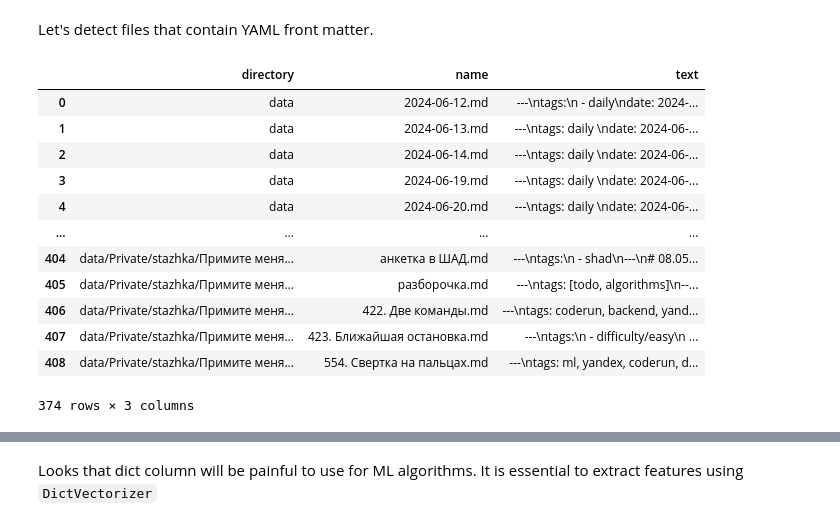
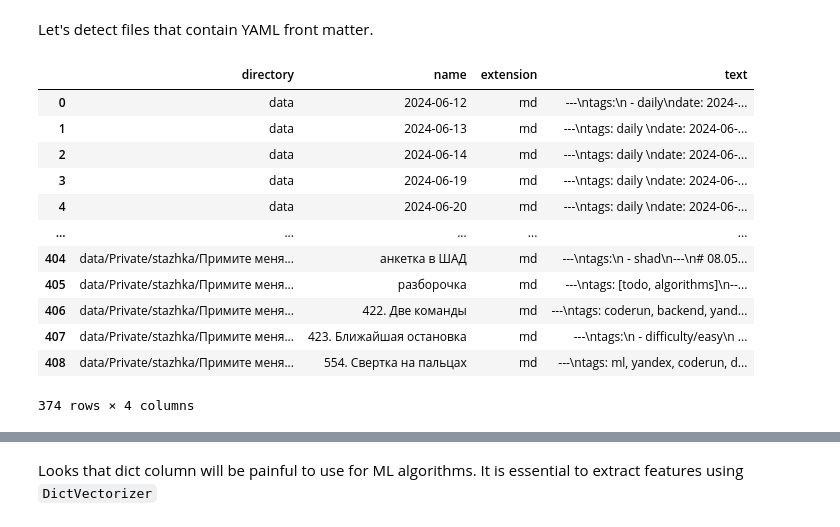
Before and after one commit to ruzanovad/learn-struct, a Jupyter notebook: prepare_dataset.ipynb, the cells around one changed output, grey strips where cells are left out. Saved outputs shown, nothing was run; the diff lists cells and outputs as text; code cells hidden in the pictures.

Commit message:
added extension and tried to add DictVectorizer

```diff
--- a/prepare_dataset.ipynb
+++ b/prepare_dataset.ipynb
@@ -39,12 +39,13 @@ def walk_in_data_and_add(rootdir=r"data"):
 
     for folder, dirnames, files in os.walk(rootdir):
         for filename in files:
-            if filename[-2:] != 'md':
+            if filename[-2:] != "md":
                 continue
             with open(folder + "/" + filename, "r") as f:
                 dict = {}
                 dict.update({"directory": folder})
-                dict.update({"name": filename})
+                dict.update({"name": ".".join(filename.split(".")[:-1])})
+                dict.update({"extension": filename.split(".")[-1]})
                 dict.update({"text": f.read()})
 
                 rows_list.append(dict)
@@ -85,20 +86,22 @@ sort date desc
 # %% [markdown]
 Let's detect files that contain YAML front matter.
 # %%
-df_with_yaml = df[df['text'].str.contains(r"(?s)^---\s*\n(.*?)\n---\s*(\n|$)", regex=True)]
+df_with_yaml = df[
+    df["text"].str.contains(r"(?s)^---\s*\n(.*?)\n---\s*(\n|$)", regex=True)
+]
 df_with_yaml
 # %% [output]
-|  | directory | name | text |
-| 0 | data | 2024-06-12.md | ---\ntags:\n - daily\ndate: 2024-... |
-| 1 | data | 2024-06-13.md | ---\ntags: daily \ndate: 2024-06-... |
-| 2 | data | 2024-06-14.md | ---\ntags: daily \ndate: 2024-06-... |
-| 3 | data | 2024-06-19.md | ---\ntags: daily \ndate: 2024-06-... |
-| 4 | data | 2024-06-20.md | ---\ntags: daily \ndate: 2024-06-... |
-| ... | ... | ... | ... |
-| 404 | data/Private/stazhka/Примите меня... | анкетка в ШАД.md | ---\ntags:\n - shad\n---\n# 08.05... |
-| 405 | data/Private/stazhka/Примите меня... | разборочка.md | ---\ntags: [todo, algorithms]\n--... |
-| 406 | data/Private/stazhka/Примите меня... | 422. Две команды.md | ---\ntags: coderun, backend, yand... |
-| 407 | data/Private/stazhka/Примите меня... | 423. Ближайшая остановка.md | ---\ntags:\n - difficulty/easy\n ... |
-| 408 | data/Private/stazhka/Примите меня... | 554. Свертка на пальцах.md | ---\ntags: ml, yandex, coderun, d... |
+|  | directory | name | extension | text |
+| 0 | data | 2024-06-12 | md | ---\ntags:\n - daily\ndate: 2024-... |
+| 1 | data | 2024-06-13 | md | ---\ntags: daily \ndate: 2024-06-... |
+| 2 | data | 2024-06-14 | md | ---\ntags: daily \ndate: 2024-06-... |
+| 3 | data | 2024-06-19 | md | ---\ntags: daily \ndate: 2024-06-... |
+| 4 | data | 2024-06-20 | md | ---\ntags: daily \ndate: 2024-06-... |
+| ... | ... | ... | ... | ... |
+| 404 | data/Private/stazhka/Примите меня... | анкетка в ШАД | md | ---\ntags:\n - shad\n---\n# 08.05... |
+| 405 | data/Private/stazhka/Примите меня... | разборочка | md | ---\ntags: [todo, algorithms]\n--... |
+| 406 | data/Private/stazhka/Примите меня... | 422. Две команды | md | ---\ntags: coderun, backend, yand... |
+| 407 | data/Private/stazhka/Примите меня... | 423. Ближайшая остановка | md | ---\ntags:\n - difficulty/easy\n ... |
+| 408 | data/Private/stazhka/Примите меня... | 554. Свертка на пальцах | md | ---\ntags: ml, yandex, coderun, d... |
-374 rows × 3 columns
+374 rows × 4 columns
 # %%
```
Also changed, not shown: parts of 7 cells of this notebook.
